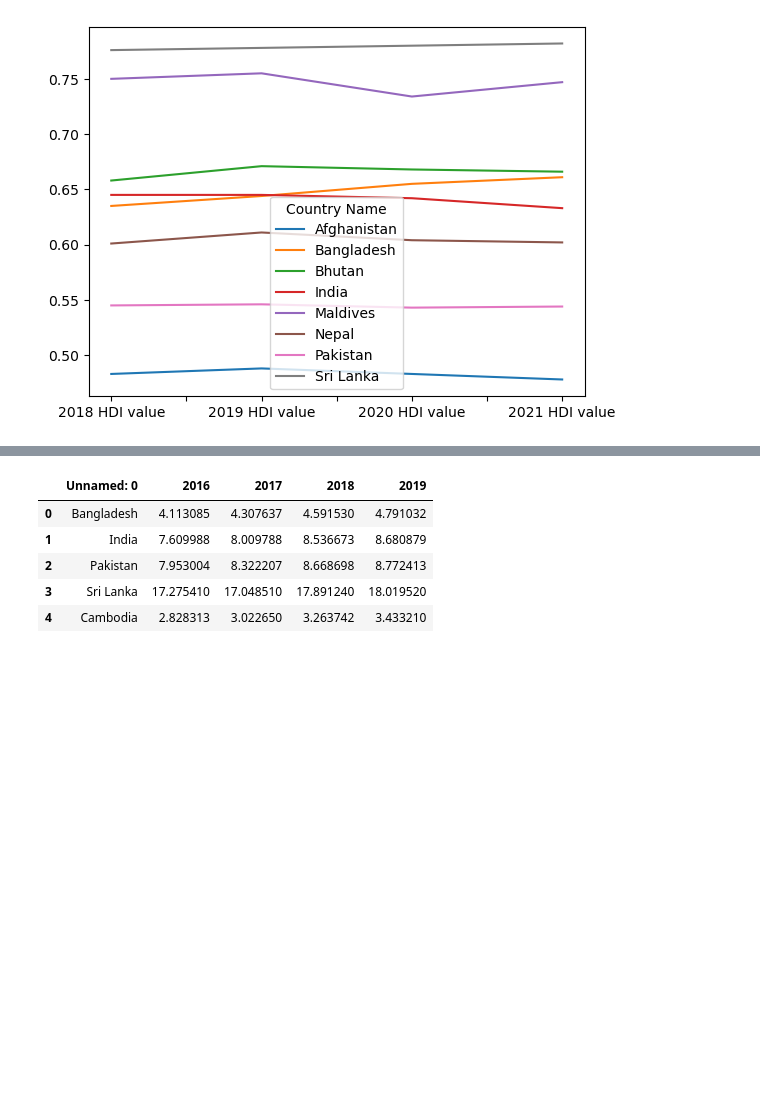
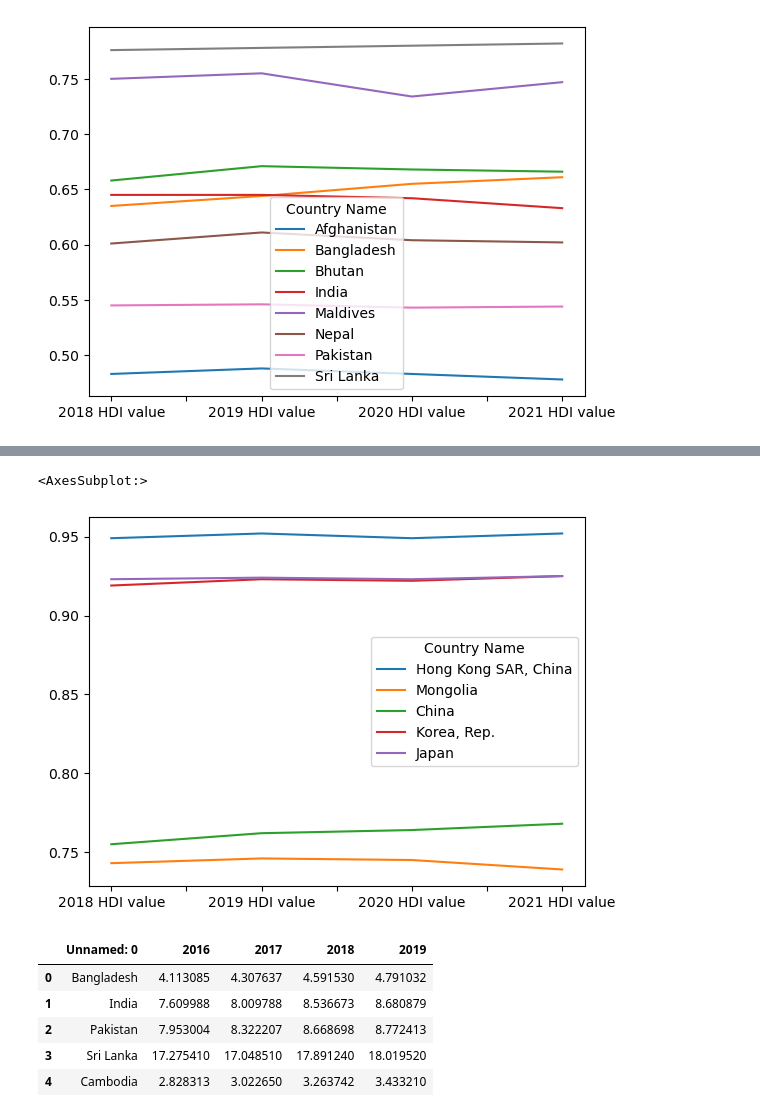
Before and after one commit to RuizLorenzoChavez/asean-datascience, a Jupyter notebook: GillCleaning.ipynb, the cells around one changed output, grey strips where cells are left out. Saved outputs shown, nothing was run; the diff lists cells and outputs as text; code cells hidden in the pictures; blank space fills up the shorter version.

Commit message:
Second Edits
added Japan in the HDI sheet (whoops)
made East Asia csv's and test graphs

```diff
--- a/GillCleaning.ipynb
+++ b/GillCleaning.ipynb
@@ -479,3 +484,10 @@ HDI_SouthAsia_test_transposed_new.plot(kind = 'line')
 # %% [output]
 <AxesSubplot:>
 [figure]
+# %%
+HDI_EastAsia_test = pd.read_csv('cleaned-data/EastAsia_HDI_cleaned.csv', usecols=['Country Name', '2018 HDI value',
+'2019 HDI value', '2020 HDI value','2021 HDI value'])
+HDI_EastAsia_test_transposed = HDI_EastAsia_test.T
+HDI_EastAsia_test_transposed.columns = HDI_EastAsia_test_transposed.iloc[0] # setting new index
+HDI_EastAsia_test_transposed_new = HDI_EastAsia_test_transposed[1:] #creating a new dataframe by removing extra row
+HDI_EastAsia_test_transposed_new
@@ -482,3 +500,8 @@ HDI_SouthAsia_test_transposed_new.plot(kind = 'line')
+# %%
+HDI_EastAsia_test_transposed_new .plot(kind = 'line')
+# %% [output]
+<AxesSubplot:>
+[figure, added]
 # %%
 prod.head()
 # %% [output]
```
Also changed, not shown: parts of 12 cells of this notebook, 6 other files.
